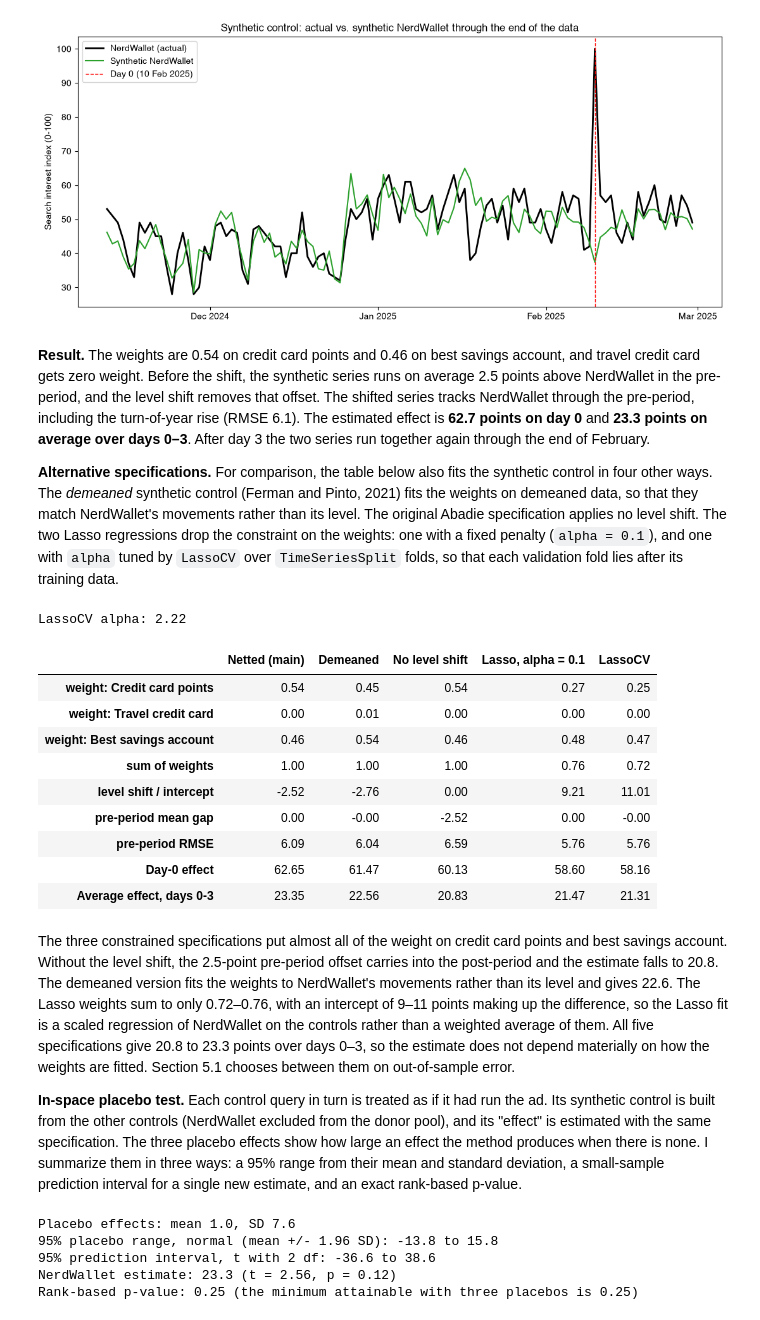
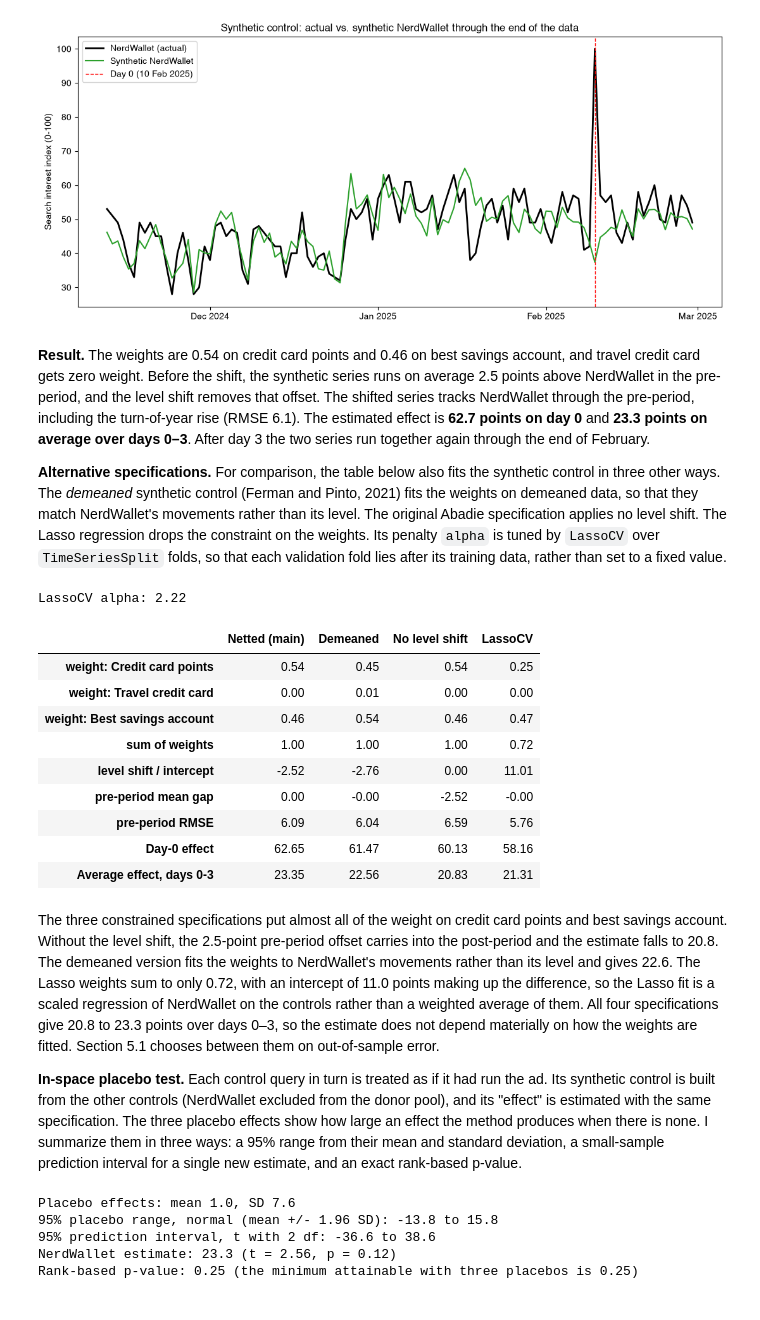
Before and after one commit to trzhang-ai/super-bowl-ad-lift-causal-inference, a Jupyter notebook: ad_lift_causal_inference.ipynb, the cells around one changed output. Saved outputs shown, nothing was run; the diff lists cells and outputs as text; code cells hidden in the pictures.

```diff
--- a/ad_lift_causal_inference.ipynb
+++ b/ad_lift_causal_inference.ipynb
@@ -421,51 +421,50 @@ fig.savefig(FIG_DIR / 'synthetic_control.png', dpi=150)
 # %% [markdown]
 **Result.** The weights are 0.54 on credit card points and 0.46 on best savings account, and travel credit card gets zero weight. Before the shift, the synthetic series runs on average 2.5 points above NerdWallet in the pre-period, and the level shift removes that offset. The shifted series tracks NerdWallet through the pre-period, including the turn-of-year rise (RMSE 6.1). The estimated effect is **62.7 points on day 0** and **23.3 points on average over days 0–3**. After day 3 the two series run together again through the end of February.
 
-**Alternative specifications.** For comparison, the table below also fits the synthetic control in four other ways. The *demeaned* synthetic control (Ferman and Pinto, 2021) fits the weights on demeaned data, so that they match NerdWallet's movements rather than its level. The original Abadie specification applies no level shift. The two Lasso regressions drop the constraint on the weights: one with a fixed penalty (`alpha = 0.1`), and one with `alpha` tuned by `LassoCV` over `TimeSeriesSplit` folds, so that each validation fold lies after its training data.
+**Alternative specifications.** For comparison, the table below also fits the synthetic control in three other ways. The *demeaned* synthetic control (Ferman and Pinto, 2021) fits the weights on demeaned data, so that they match NerdWallet's movements rather than its level. The original Abadie specification applies no level shift. The Lasso regression drops the constraint on the weights. Its penalty `alpha` is tuned by `LassoCV` over `TimeSeriesSplit` folds, so that each validation fold lies after its training data, rather than set to a fixed value.
 # %%
 def summarize_sc(synthetic, weights, level):
     gap = df[treated] - synthetic
     pre_gap = gap.loc[gap.index < event_date]
     return {
         **{f'weight: {labels[c]}': w for c, w in zip(controls, weights)},
         'sum of weights': np.sum(weights),
         'level shift / intercept': level,
         'pre-period mean gap': pre_gap.mean(),
         'pre-period RMSE': rmse(pre_gap),
         'Day-0 effect': gap.loc[event_date],
         'Average effect, days 0-3': gap.loc[event_date:].mean(),
     }
 
 
 pre = df.loc[df.index < event_date]
 sc_variants = {
     'Netted (main)': summarize_sc(sc_synthetic, sc_weights, sc_level),
     'Demeaned': summarize_sc(*synthetic_control(df, treated, controls, level='demeaned')),
     'No level shift': summarize_sc(*synthetic_control(df, treated, controls, level='none')),
 }
 lasso_specs = {
-    'Lasso, alpha = 0.1': Lasso(alpha=0.1),
     'LassoCV': LassoCV(cv=TimeSeriesSplit(n_splits=5), alphas=np.logspace(-3, 1, 50), max_iter=10000),
 }
 for name, estimator in lasso_specs.items():
     model = estimator.fit(pre[controls], pre[treated])
     sc_variants[name] = summarize_sc(pd.Series(model.predict(df[controls]), index=df.index), model.coef_, model.intercept_)
 print(f"LassoCV alpha: {lasso_specs['LassoCV'].alpha_:.2f}")
 pd.DataFrame(sc_variants).round(2)
 # %% [output]
 LassoCV alpha: 2.22
-|  | Netted (main) | Demeaned | No level shift | Lasso, alpha = 0.1 | LassoCV |
-| weight: Credit card points | 0.54 | 0.45 | 0.54 | 0.27 | 0.25 |
-| weight: Travel credit card | 0.00 | 0.01 | 0.00 | 0.00 | 0.00 |
-| weight: Best savings account | 0.46 | 0.54 | 0.46 | 0.48 | 0.47 |
-| sum of weights | 1.00 | 1.00 | 1.00 | 0.76 | 0.72 |
-| level shift / intercept | -2.52 | -2.76 | 0.00 | 9.21 | 11.01 |
-| pre-period mean gap | 0.00 | -0.00 | -2.52 | 0.00 | -0.00 |
-| pre-period RMSE | 6.09 | 6.04 | 6.59 | 5.76 | 5.76 |
-| Day-0 effect | 62.65 | 61.47 | 60.13 | 58.60 | 58.16 |
-| Average effect, days 0-3 | 23.35 | 22.56 | 20.83 | 21.47 | 21.31 |
+|  | Netted (main) | Demeaned | No level shift | LassoCV |
+| weight: Credit card points | 0.54 | 0.45 | 0.54 | 0.25 |
+| weight: Travel credit card | 0.00 | 0.01 | 0.00 | 0.00 |
+| weight: Best savings account | 0.46 | 0.54 | 0.46 | 0.47 |
+| sum of weights | 1.00 | 1.00 | 1.00 | 0.72 |
+| level shift / intercept | -2.52 | -2.76 | 0.00 | 11.01 |
+| pre-period mean gap | 0.00 | -0.00 | -2.52 | -0.00 |
+| pre-period RMSE | 6.09 | 6.04 | 6.59 | 5.76 |
+| Day-0 effect | 62.65 | 61.47 | 60.13 | 58.16 |
+| Average effect, days 0-3 | 23.35 | 22.56 | 20.83 | 21.31 |
 # %% [markdown]
-The three constrained specifications put almost all of the weight on credit card points and best savings account. Without the level shift, the 2.5-point pre-period offset carries into the post-period and the estimate falls to 20.8. The demeaned version fits the weights to NerdWallet's movements rather than its level and gives 22.6. The Lasso weights sum to only 0.72–0.76, with an intercept of 9–11 points making up the difference, so the Lasso fit is a scaled regression of NerdWallet on the controls rather than a weighted average of them. All five specifications give 20.8 to 23.3 points over days 0–3, so the estimate does not depend materially on how the weights are fitted. Section 5.1 chooses between them on out-of-sample error.
+The three constrained specifications put almost all of the weight on credit card points and best savings account. Without the level shift, the 2.5-point pre-period offset carries into the post-period and the estimate falls to 20.8. The demeaned version fits the weights to NerdWallet's movements rather than its level and gives 22.6. The Lasso weights sum to only 0.72, with an intercept of 11.0 points making up the difference, so the Lasso fit is a scaled regression of NerdWallet on the controls rather than a weighted average of them. All four specifications give 20.8 to 23.3 points over days 0–3, so the estimate does not depend materially on how the weights are fitted. Section 5.1 chooses between them on out-of-sample error.
 
 **In-space placebo test.** Each control query in turn is treated as if it had run the ad. Its synthetic control is built from the other controls (NerdWallet excluded from the donor pool), and its "effect" is estimated with the same specification. The three placebo effects show how large an effect the method produces when there is none. I summarize them in three ways: a 95% range from their mean and standard deviation, a small-sample prediction interval for a single new estimate, and an exact rank-based p-value.
 # %%
```
Also changed, not shown: parts of 11 cells of this notebook, 1 other file.
